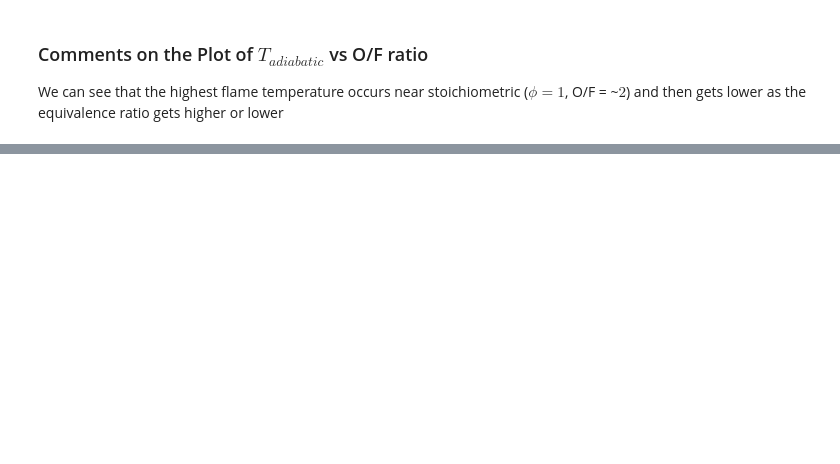
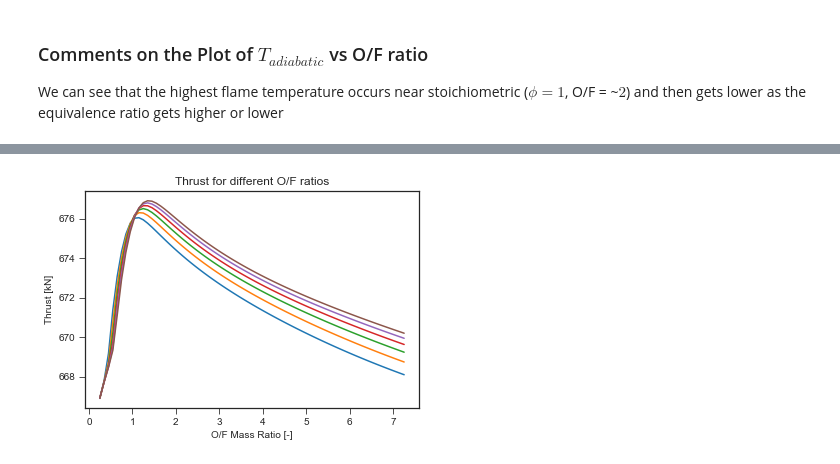
Before and after one commit to JLUrban/Cantera-Example-Notebooks, a Jupyter notebook: [Cantera] Adiabatic Flame Temperature - Rocket Propulsion.ipynb, the cells around one changed output, grey strips where cells are left out. Saved outputs shown, nothing was run; the diff lists cells and outputs as text; code cells hidden in the pictures; blank space fills up the shorter version.

```diff
--- a/[Cantera] Adiabatic Flame Temperature - Rocket Propulsion.ipynb
+++ b/[Cantera] Adiabatic Flame Temperature - Rocket Propulsion.ipynb
@@ -202,0 +283,22 @@ np.savetxt("stoichOF.csv", 1.0/stoich_fuel_air_ratio, delimiter=",")
+# %%
+A_star = (10e-2)**2.
+Area_ratio = 40.   # A_e / A_star
+A_e = A_star * Area_ratio
+m_dot_arr = P_02*A_star/c_star
+Thrust_arr = m_dot_arr * u_ex_arr + (P_02 - P_a)*A_e
+
+I_sp_arr = Thrust_arr/(m_dot_arr*9.81)
+# %%
+fig, ax = plt.subplots()
+ax.set_title("Thrust for different O/F ratios")
+ax.plot(OFs,Thrust_arr[:,0]*1e-3)
+ax.plot(OFs,Thrust_arr[:,2]*1e-3)
+ax.plot(OFs,Thrust_arr[:,4]*1e-3)
+ax.plot(OFs,Thrust_arr[:,6]*1e-3)
+ax.plot(OFs,Thrust_arr[:,8]*1e-3)
+ax.plot(OFs,Thrust_arr[:,10]*1e-3)
+ax.set_xlabel('O/F Mass Ratio [-]')
+ax.set_ylabel('Thrust [kN]')
+plt.show()
+# %% [output]
+[figure, added]
```
Also changed, not shown: parts of 12 cells of this notebook.
